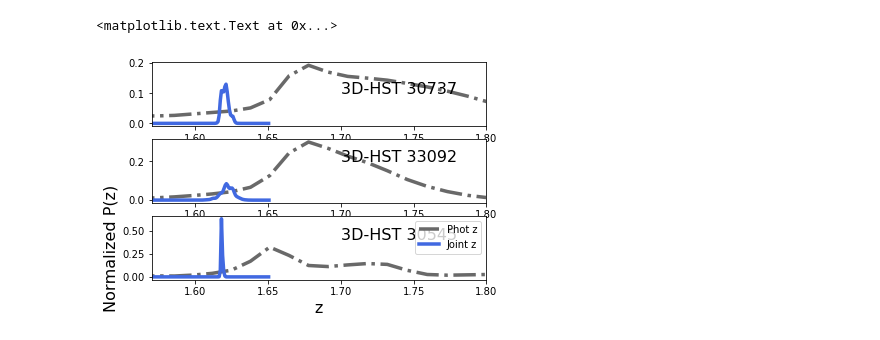
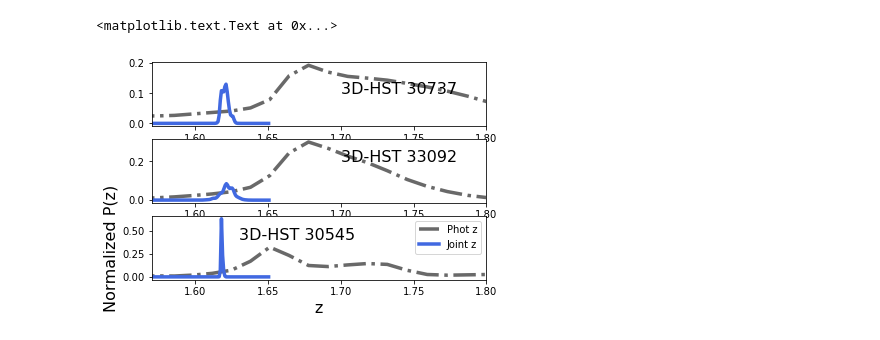
Before and after one commit to jrcooper91/Lee-et-al-2017-figs, a Jupyter notebook: Fig2.ipynb, the cells around one changed output. Drawn from its saved outputs; the diff is of its cells as text; code cells hidden in the pictures.

```diff
--- a/Fig2.ipynb
+++ b/Fig2.ipynb
@@ -118,12 +118,12 @@ g33092.text(1.7,0.2,'3D-HST 33092',fontsize=16,color='k')
 # %%
 g30545=plt.subplot(313)
 g30545.plot(joint_30545, phot_30545, color='DimGray', linestyle='-.', linewidth=3.5, label='Phot z')
 g30545.plot(g30545_zfine, g30545_zjoin, color='RoyalBlue', linewidth=3.5, label='Joint z')
 g30545.set_xlabel(r'z', fontsize=16)
 g30545.set_ylabel(r'Normalized P(z)', fontsize=16)
 g30545.set_xlim([1.57,1.8])
-g30545.text(1.7,0.4,'3D-HST 30545',fontsize=16,color='k')
+g30545.text(1.63,0.4,'3D-HST 30545',fontsize=16,color='k')
 g30545.legend(loc=1,prop={'size':10})
 plt.show()
 # %% [output]
-[figure, old version]
+[figure, new version]
```
